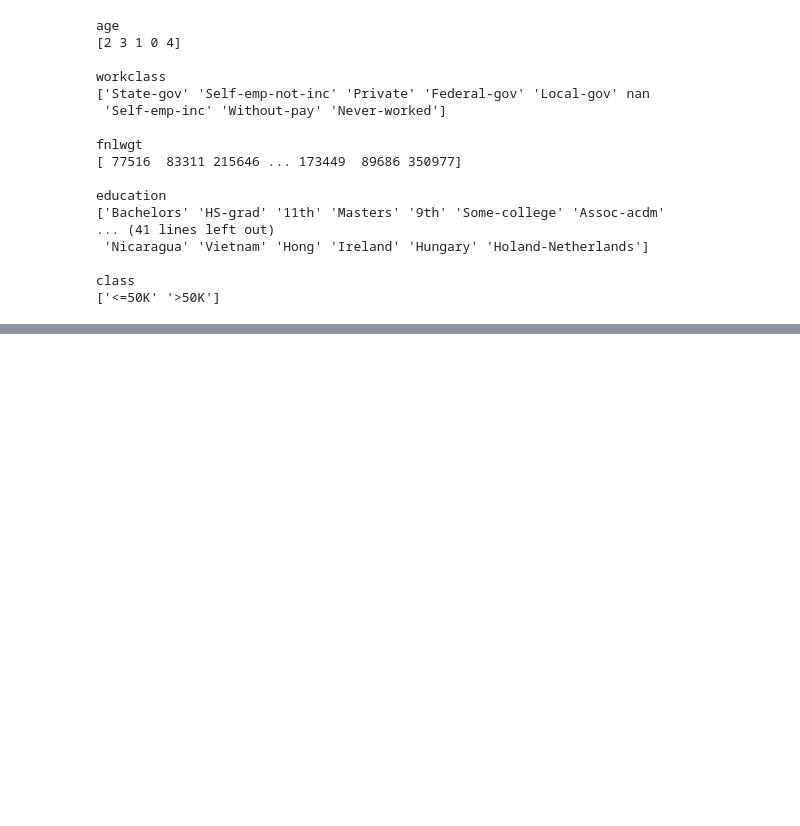
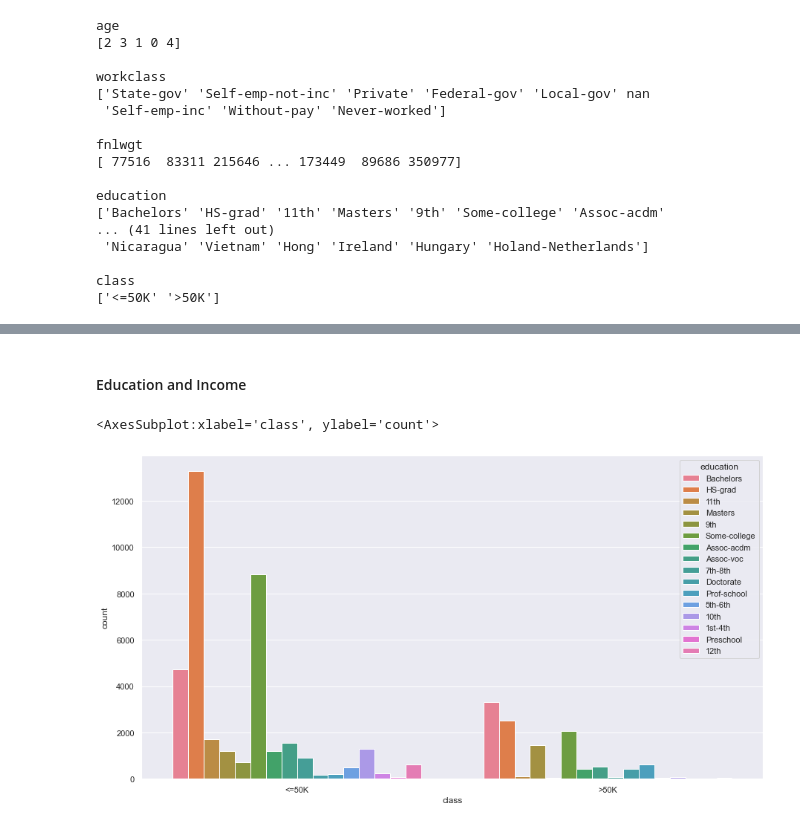
Before and after one commit to plasticfruittree/SciComp_Project, a Jupyter notebook: Main.ipynb, the cells around one changed output, grey strips where cells are left out. Cells and saved outputs as stored; diff of their text form; code cells hidden in the pictures; blank space fills up the shorter version.

```diff
--- a/Main.ipynb
+++ b/Main.ipynb
@@ -75,0 +101,9 @@ String variables will have to be mapped into a numeric character using the <code
+# %% [markdown]
+#### Education and Income
+# %%
+rcParams['figure.figsize'] = 15,8
+sns.set_theme(style = "darkgrid")
+sns.countplot(x="class", data = df2, hue = "education", palette= "husl")
+# %% [output]
+<AxesSubplot:xlabel='class', ylabel='count'>
+[figure, added]
```
Also changed, not shown: parts of 8 cells of this notebook, 1 other file.
